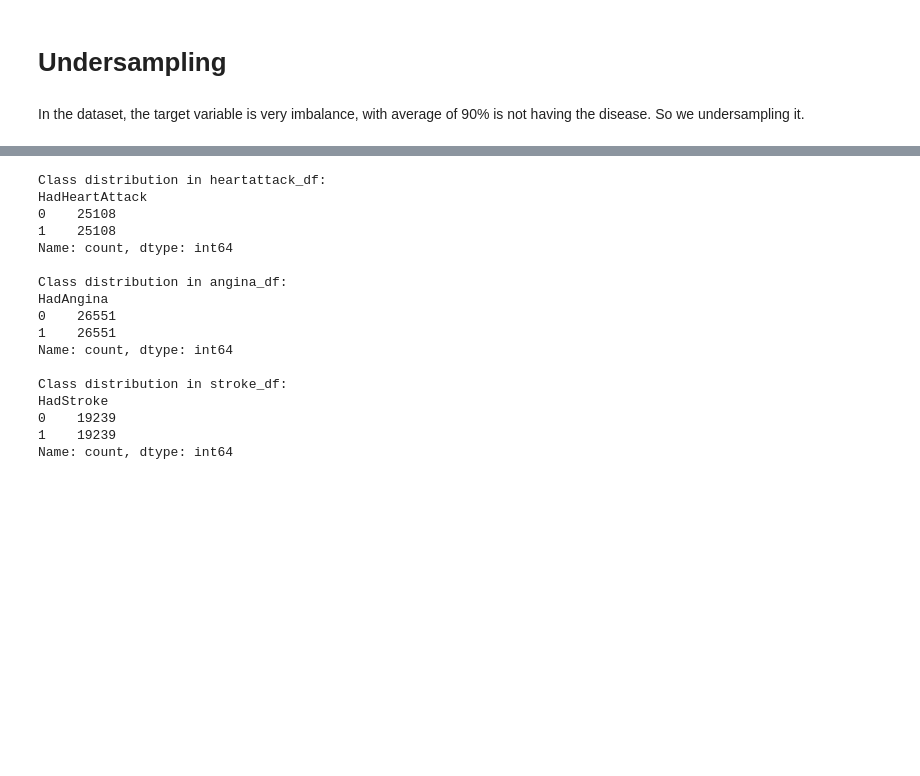
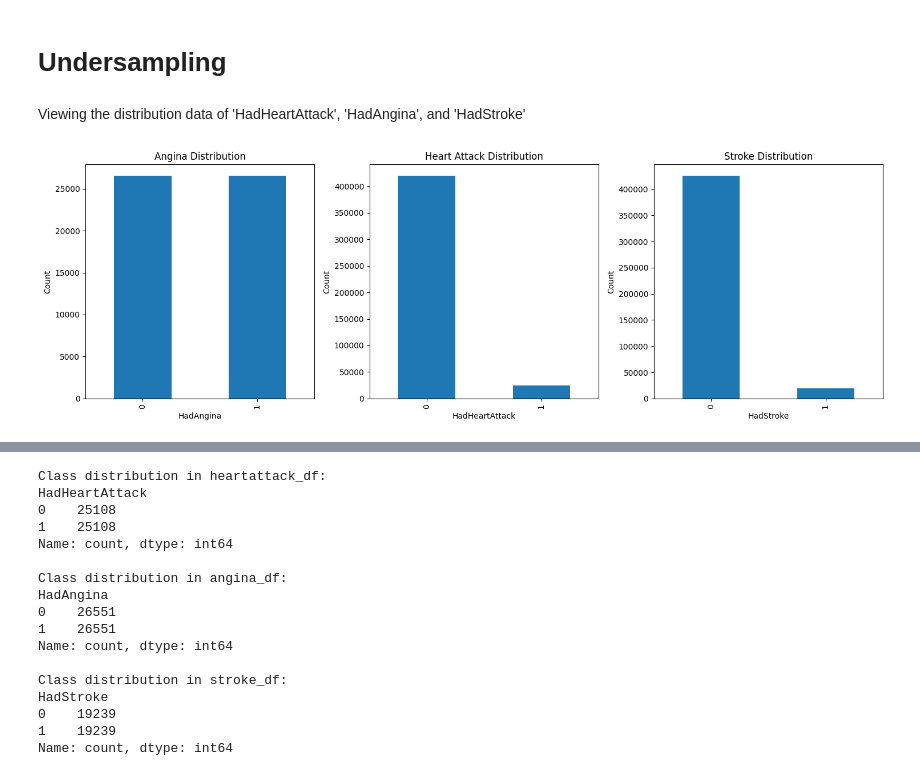
Before and after one commit to AkuSiapaHayO/Heart-Disease-Prediction, a Jupyter notebook: ALP Model/final_alp_model.ipynb, the cells around one changed output, grey strips where cells are left out. Drawn from its saved outputs; the diff is of its cells as text; code cells hidden in the pictures; blank space fills up the shorter version.

```diff
--- a/ALP Model/final_alp_model.ipynb
+++ b/ALP Model/final_alp_model.ipynb
@@ -331,7 +368,7 @@ plt.show()
 # %%
 heart_attack_heatmap = [
     'HadAngina', 'AgeCategory', 'ChestScan', 'DifficultyWalking', 'HadCOPD', 'PhysicalHealthDays', 'HadDiabetes',
-    'HadArthritis', 'HadKidneyDisease', 'PneumoVaxEver', 'DeafOrHardOfHearing', 'DifficultyErrands'
+    'HadArthritis', 'HadKidneyDisease', 'PneumoVaxEver', 'DeafOrHardOfHearing', 'HadStroke'
 ]
 # %%
 X = dataset_heart_attack.drop(columns=['HadHeartAttack'])
@@ -473,6 +522,6 @@ plt.show()
 # %%
 stroke_heatmap = [
-    'HadHeartAttack', 'DifficultyWalking', 'HadAngina', 'AgeCategory', 'PhysicalHealthDays', 'ChestScan', 'DifficultyErrands', 'HadCOPD',
+    'DifficultyWalking', 'HadAngina', 'AgeCategory', 'PhysicalHealthDays', 'ChestScan', 'DifficultyErrands', 'HadCOPD',
     'DifficultyDressingBathing', 'HadArthritis', 'HadDiabetes', 'BlindOrVisionDifficulty'
 ]
 # %%
@@ -528,4 +619,26 @@ memory usage: 71.3 MB
 # %% [markdown]
 # Undersampling
-# %% [markdown]
-In the dataset, the target variable is very imbalance, with average of 90% is not having the disease. So we undersampling it.
+# %% [markdown]
+Viewing the distribution data of 'HadHeartAttack', 'HadAngina', and 'HadStroke'
+# %%
+# Define the datasets and their respective target columns
+datasets = {
+    'Angina': (dataset_final_angina, 'HadAngina'),
+    'Heart Attack': (dataset_final_heart_attack, 'HadHeartAttack'),
+    'Stroke': (dataset_final_stroke, 'HadStroke')
+}
+
+# Create subplots for comparison
+fig, axes = plt.subplots(1, len(datasets), figsize=(15, 5))
+
+# Loop through datasets and plot on respective axes
+for ax, (name, (df, target_column)) in zip(axes, datasets.items()):
+    df[target_column].value_counts().plot(kind='bar', ax=ax, title=f'{name} Distribution')
+    ax.set_xlabel(target_column)
+    ax.set_ylabel('Count')
+
+# Adjust layout for better readability
+plt.tight_layout()
+plt.show()
+# %% [output]
+[figure, added]
```
Also changed, not shown: parts of 32 cells of this notebook, 2 other files.
